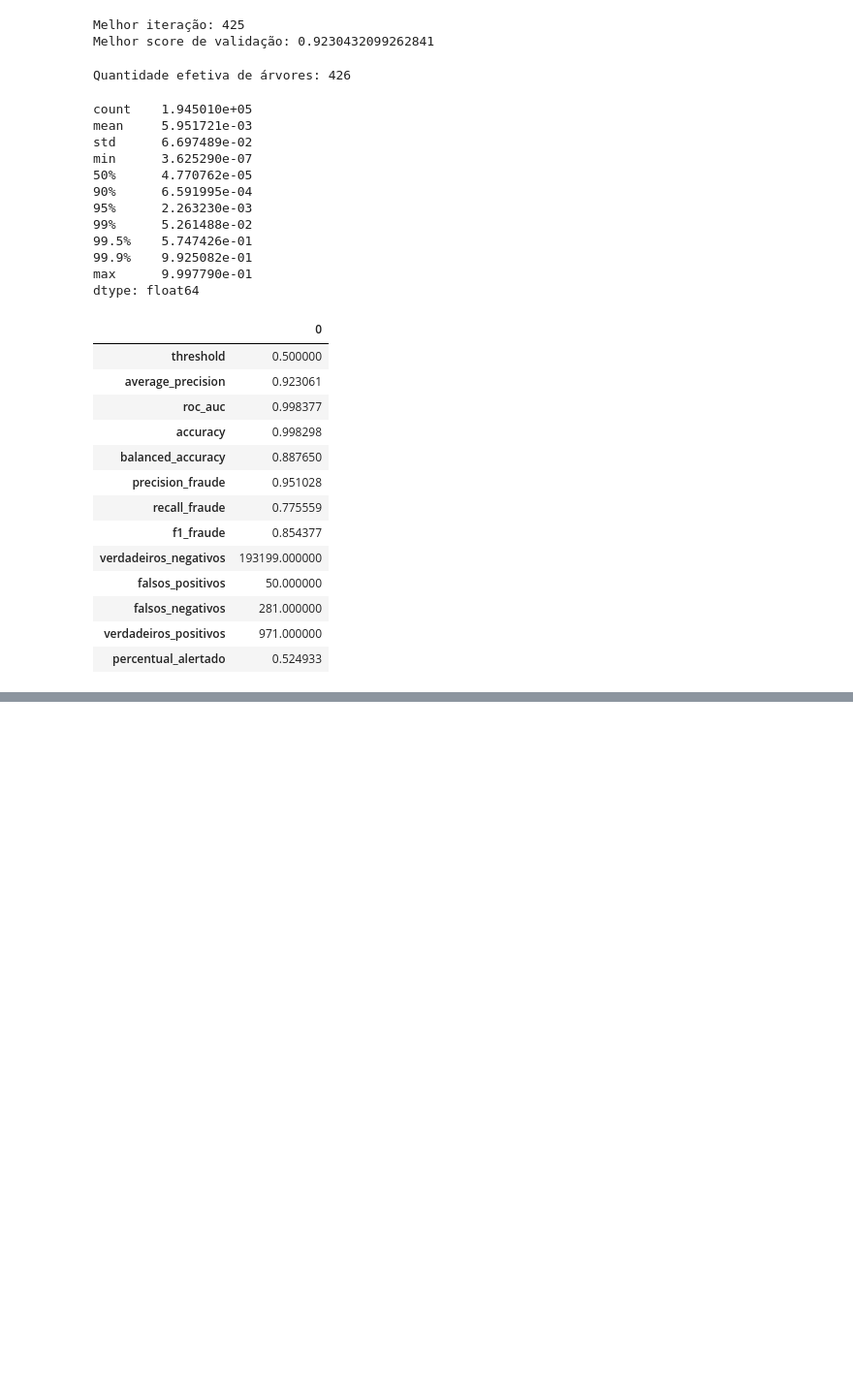
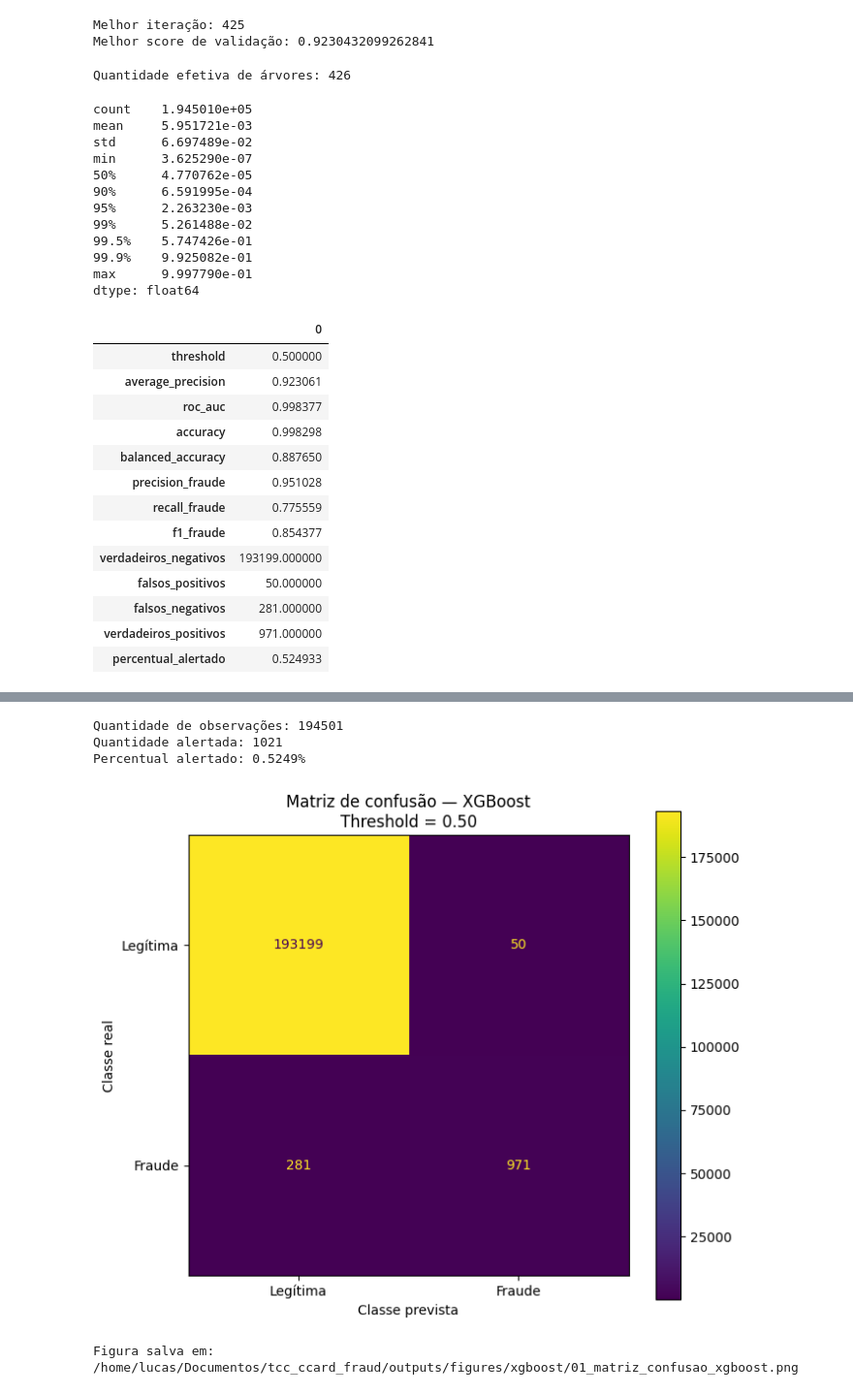
Before and after one commit to Lucas-Santosrx/ccard_fraud_ml, a Jupyter notebook: notebooks/04. XGBoost.ipynb, the cells around one changed output, grey strips where cells are left out. Shown at 97% size. Drawn from its saved outputs; the diff is of its cells as text; code cells hidden in the pictures; blank space fills up the shorter version.

Commit message:
add plots xgboost

```diff
--- a/notebooks/04. XGBoost.ipynb
+++ b/notebooks/04. XGBoost.ipynb
@@ -814,0 +939,74 @@ parametros_experimento = {
+# %%
+scores_validacao_xgb = (
+    modelo_xgboost
+    .predict_proba(X_validacao_xgb)[:, 1]
+)
+# %%
+threshold_xgb = threshold_inicial_value
+
+y_real_xgb = np.asarray(
+    y_validacao
+).ravel()
+
+scores_validacao_xgb = np.asarray(
+    scores_validacao_xgb
+).ravel()
+
+y_previsto_xgb = (
+    scores_validacao_xgb >= threshold_xgb
+).astype(int)
+# %%
+print(
+    "Quantidade de observações:",
+    len(y_real_xgb)
+)
+
+print(
+    "Quantidade alertada:",
+    y_previsto_xgb.sum()
+)
+
+print(
+    "Percentual alertado:",
+    f"{y_previsto_xgb.mean() * 100:.4f}%"
+)
+# %% [output]
+Quantidade de observações: 194501
+Quantidade alertada: 1021
+Percentual alertado: 0.5249%
+# %%
+fig, ax = plt.subplots(
+    figsize=(7, 6)
+)
+
+ConfusionMatrixDisplay.from_predictions(
+    y_true=y_real_xgb,
+    y_pred=y_previsto_xgb,
+    display_labels=[
+        "Legítima",
+        "Fraude"
+    ],
+    values_format="d",
+    ax=ax
+)
+
+ax.set_title(
+    "Matriz de confusão — XGBoost\n"
+    f"Threshold = {threshold_xgb:.2f}"
+)
+
+ax.set_xlabel(
+    "Classe prevista"
+)
+
+ax.set_ylabel(
+    "Classe real"
+)
+
+salvar_e_exibir_figura_xgb(
+    fig,
+    "01_matriz_confusao_xgboost"
+)
+# %% [output]
+[figure, added]
+Figura salva em: /home/lucas/Documentos/tcc_ccard_fraud/outputs/figures/xgboost/01_matriz_confusao_xgboost.png
```
Also changed, not shown: parts of 19 cells of this notebook.
